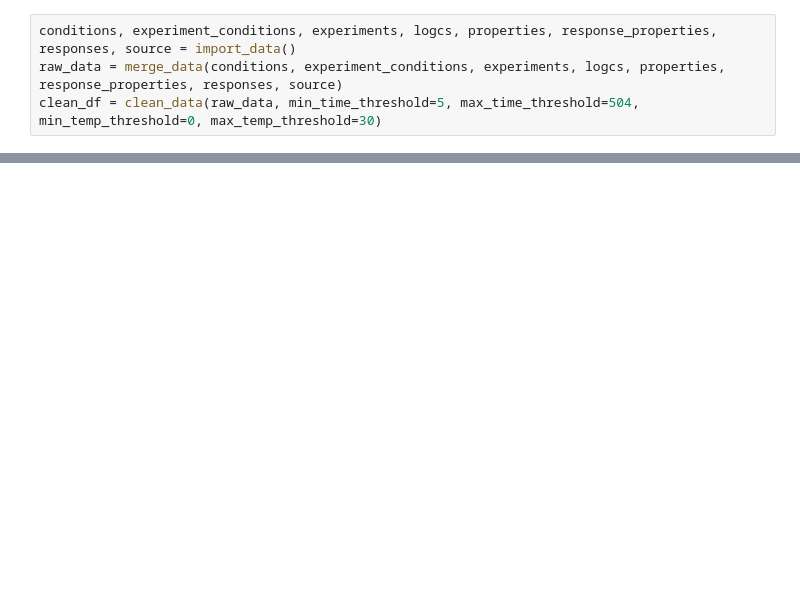
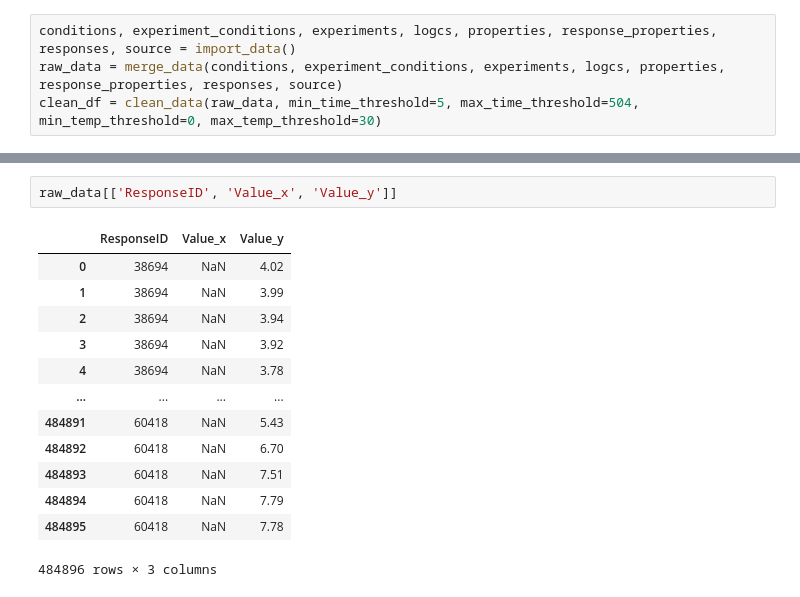
Before and after one commit to lulutinee/safer_food, a Jupyter notebook: notebooks/JYL_sandbox.ipynb, the cells around one changed output, grey strips where cells are left out. Drawn from its saved outputs; the diff is of its cells as text; blank space fills up the shorter version.

```diff
--- a/notebooks/JYL_sandbox.ipynb
+++ b/notebooks/JYL_sandbox.ipynb
@@ -449 +474,17 @@ clean_df = clean_data(raw_data, min_time_threshold=5, max_time_threshold=504, mi
+# %%
+raw_data[['ResponseID', 'Value_x', 'Value_y']]
+# %% [output]
+|  | ResponseID | Value_x | Value_y |
+| 0 | 38694 | NaN | 4.02 |
+| 1 | 38694 | NaN | 3.99 |
+| 2 | 38694 | NaN | 3.94 |
+| 3 | 38694 | NaN | 3.92 |
+| 4 | 38694 | NaN | 3.78 |
+| ... | ... | ... | ... |
+| 484891 | 60418 | NaN | 5.43 |
+| 484892 | 60418 | NaN | 6.70 |
+| 484893 | 60418 | NaN | 7.51 |
+| 484894 | 60418 | NaN | 7.79 |
+| 484895 | 60418 | NaN | 7.78 |
+484896 rows × 3 columns
 # %%
```
Also changed, not shown: parts of 14 cells of this notebook, 4 other files.
